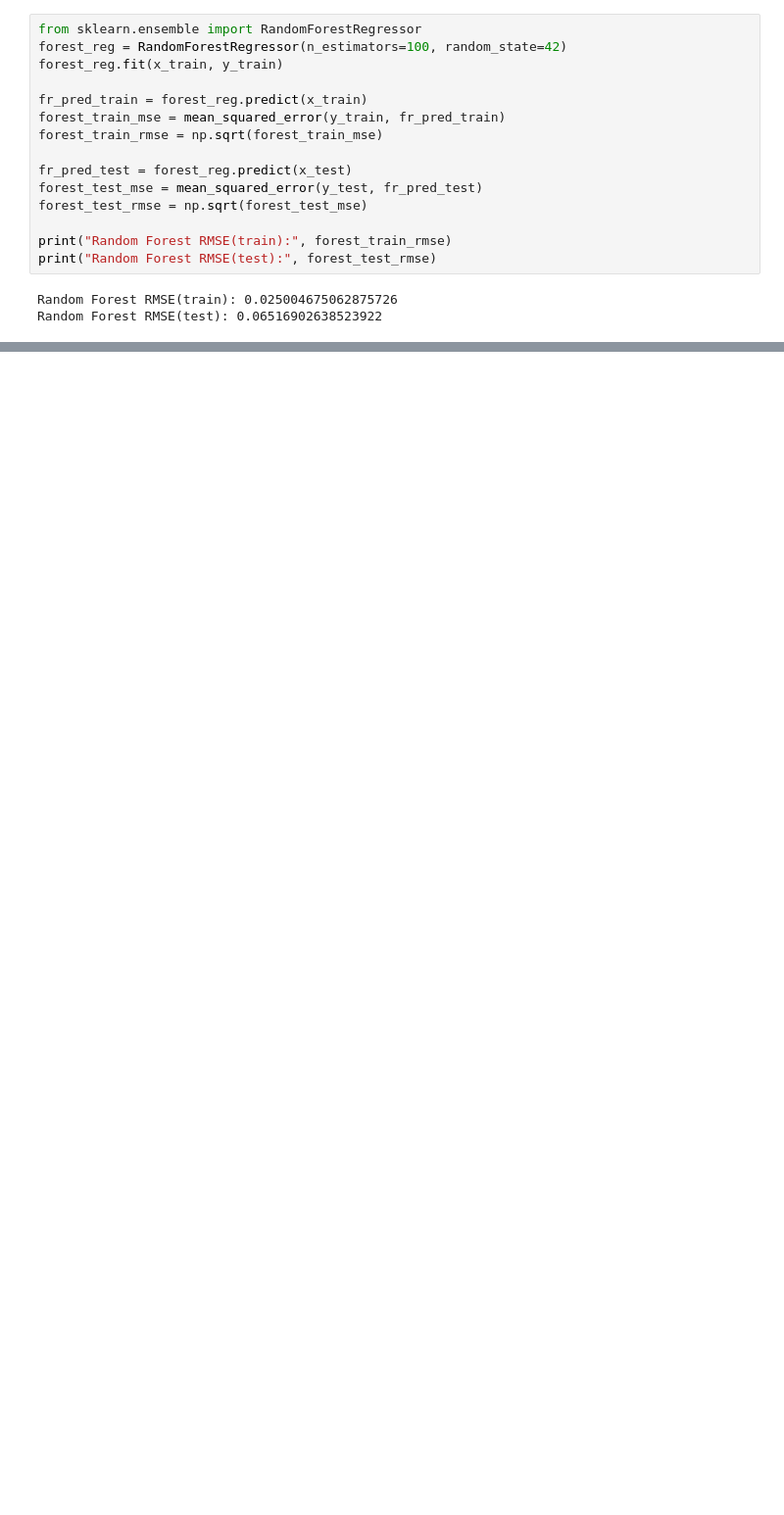
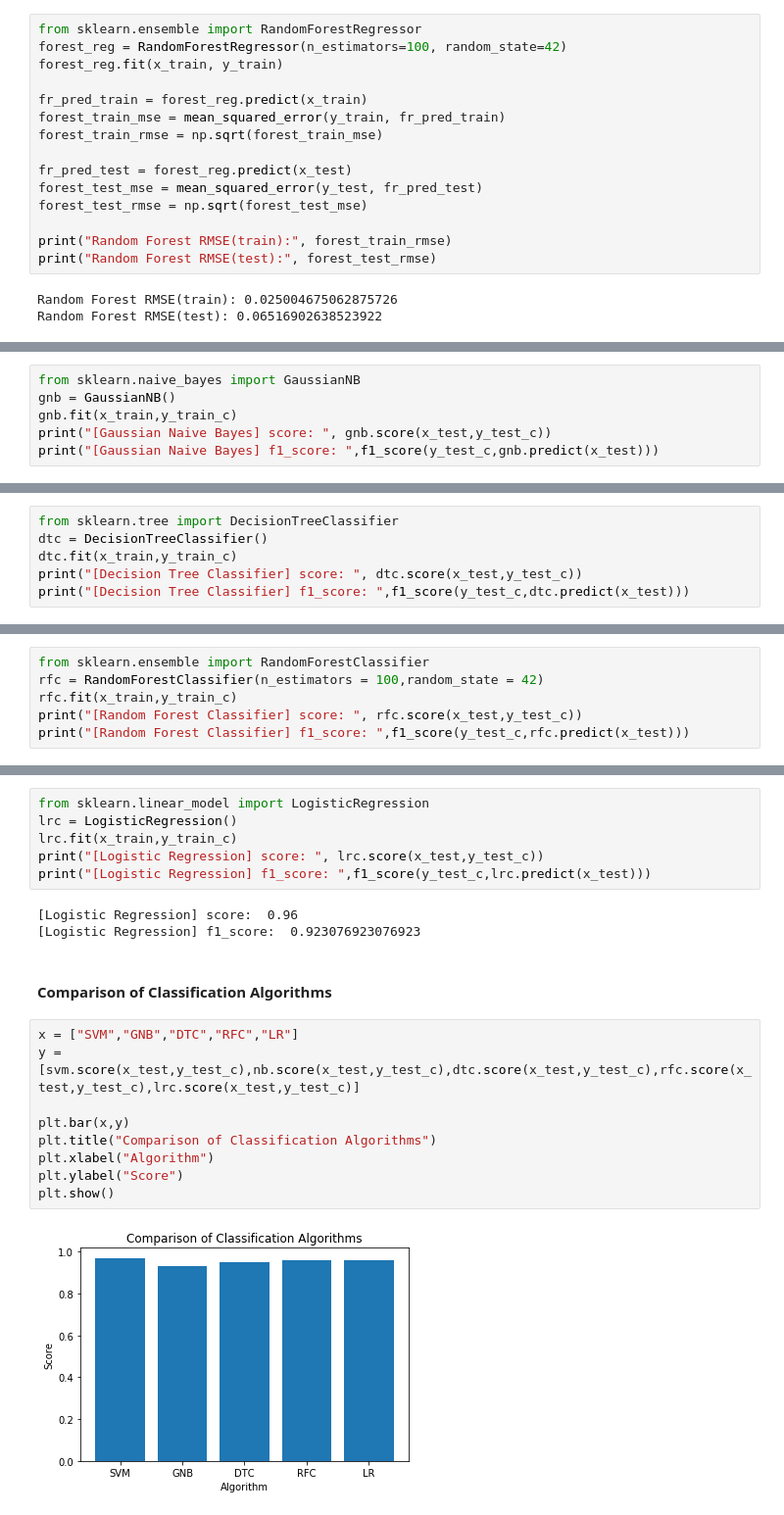
Before and after one commit to EndlessJoon/ML-Nanodegree, a Jupyter notebook: capstone/capstone.ipynb, the cells around one changed output, grey strips where cells are left out. Shown at 98% size. Cells and saved outputs as stored; diff of their text form; blank space fills up the shorter version.

```diff
--- a/capstone/capstone.ipynb
+++ b/capstone/capstone.ipynb
@@ -318,0 +232,6 @@ We can see the CGPA, GRE Score and TOEFL Score have the highest correlation with
+# %%
+from sklearn.naive_bayes import GaussianNB
+gnb = GaussianNB()
+gnb.fit(x_train,y_train_c)
+print("[Gaussian Naive Bayes] score: ", gnb.score(x_test,y_test_c))
+print("[Gaussian Naive Bayes] f1_score: ",f1_score(y_test_c,gnb.predict(x_test)))
@@ -318,0 +243,6 @@ We can see the CGPA, GRE Score and TOEFL Score have the highest correlation with
+# %%
+from sklearn.tree import DecisionTreeClassifier
+dtc = DecisionTreeClassifier()
+dtc.fit(x_train,y_train_c)
+print("[Decision Tree Classifier] score: ", dtc.score(x_test,y_test_c))
+print("[Decision Tree Classifier] f1_score: ",f1_score(y_test_c,dtc.predict(x_test)))
@@ -318,0 +254,6 @@ We can see the CGPA, GRE Score and TOEFL Score have the highest correlation with
+# %%
+from sklearn.ensemble import RandomForestClassifier
+rfc = RandomForestClassifier(n_estimators = 100,random_state = 42)
+rfc.fit(x_train,y_train_c)
+print("[Random Forest Classifier] score: ", rfc.score(x_test,y_test_c))
+print("[Random Forest Classifier] f1_score: ",f1_score(y_test_c,rfc.predict(x_test)))
@@ -318,0 +265,22 @@ We can see the CGPA, GRE Score and TOEFL Score have the highest correlation with
+# %%
+from sklearn.linear_model import LogisticRegression
+lrc = LogisticRegression()
+lrc.fit(x_train,y_train_c)
+print("[Logistic Regression] score: ", lrc.score(x_test,y_test_c))
+print("[Logistic Regression] f1_score: ",f1_score(y_test_c,lrc.predict(x_test)))
+# %% [output]
+[Logistic Regression] score:  0.96
+[Logistic Regression] f1_score:  0.923076923076923
+# %% [markdown]
+#### Comparison of Classification Algorithms
+# %%
+x = ["SVM","GNB","DTC","RFC","LR"]
+y = [svm.score(x_test,y_test_c),nb.score(x_test,y_test_c),dtc.score(x_test,y_test_c),rfc.score(x_test,y_test_c),lrc.score(x_test,y_test_c)]
+
+plt.bar(x,y)
+plt.title("Comparison of Classification Algorithms")
+plt.xlabel("Algorithm")
+plt.ylabel("Score")
+plt.show()
+# %% [output]
+[figure, added]
```
Also changed, not shown: parts of 46 cells of this notebook.
